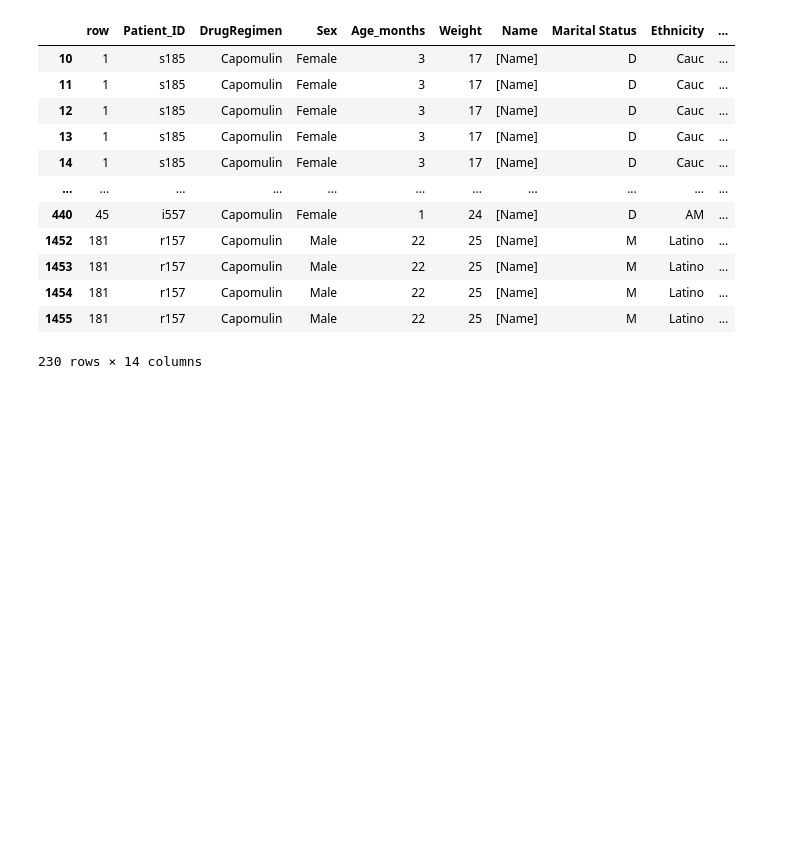
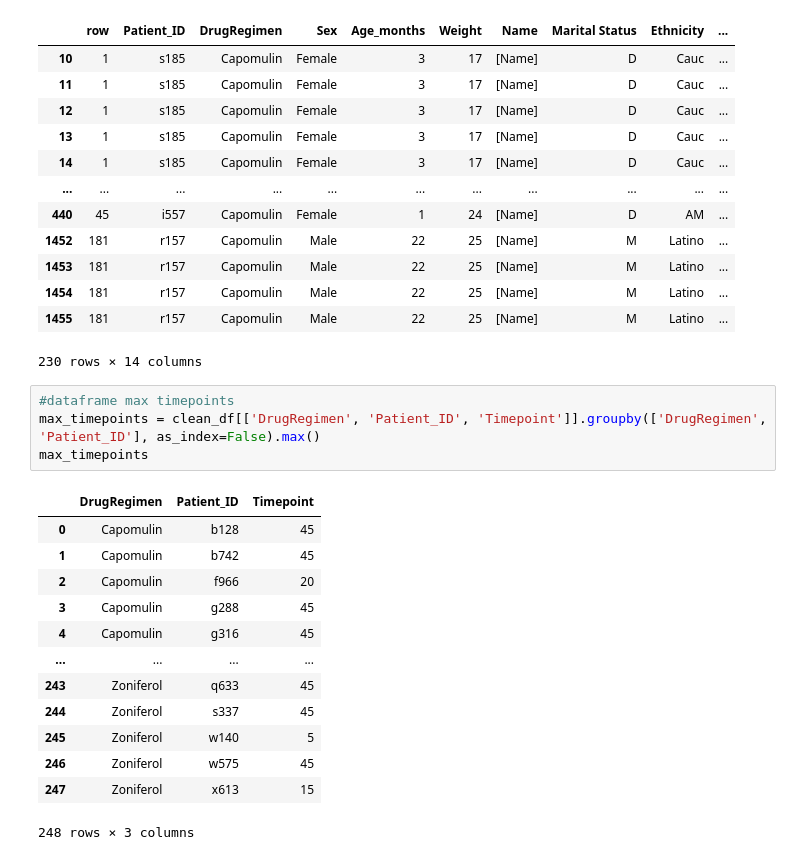
Before and after one commit to citizendez/PharmaDataAnalysis, a Jupyter notebook: PharmaDataAnalysis.ipynb, the cells around one changed output. Drawn from its saved outputs; the diff is of its cells as text; blank space fills up the shorter version.

```diff
--- a/PharmaDataAnalysis.ipynb
+++ b/PharmaDataAnalysis.ipynb
@@ -227,3 +227,21 @@ df_cap
 | 1454 | 181 | r157 | Capomulin | Male | 22 | 25 | [Name] | M | Latino | ... |
 | 1455 | 181 | r157 | Capomulin | Male | 22 | 25 | [Name] | M | Latino | ... |
 230 rows × 14 columns
+# %%
+#dataframe max timepoints
+max_timepoints = clean_df[['DrugRegimen', 'Patient_ID', 'Timepoint']].groupby(['DrugRegimen', 'Patient_ID'], as_index=False).max()
+max_timepoints
+# %% [output]
+|  | DrugRegimen | Patient_ID | Timepoint |
+| 0 | Capomulin | b128 | 45 |
+| 1 | Capomulin | b742 | 45 |
+| 2 | Capomulin | f966 | 20 |
+| 3 | Capomulin | g288 | 45 |
+| 4 | Capomulin | g316 | 45 |
+| ... | ... | ... | ... |
+| 243 | Zoniferol | q633 | 45 |
+| 244 | Zoniferol | s337 | 45 |
+| 245 | Zoniferol | w140 | 5 |
+| 246 | Zoniferol | w575 | 45 |
+| 247 | Zoniferol | x613 | 15 |
+248 rows × 3 columns
```
Also changed, not shown: parts of 5 cells of this notebook.
